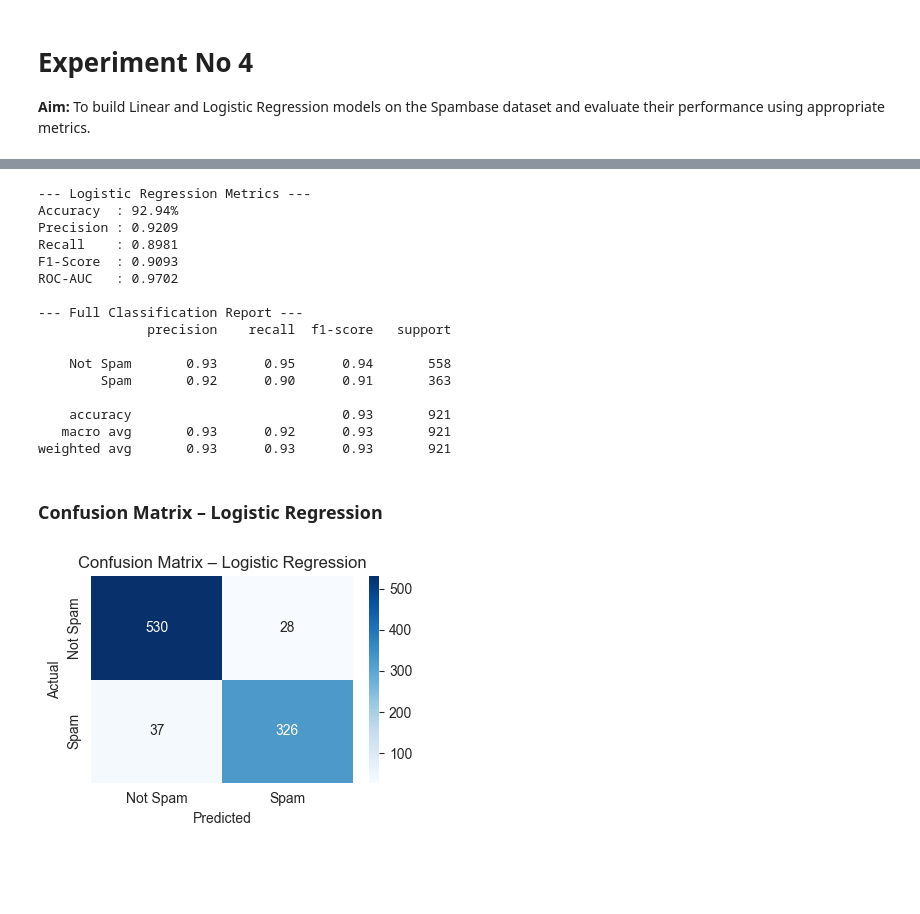
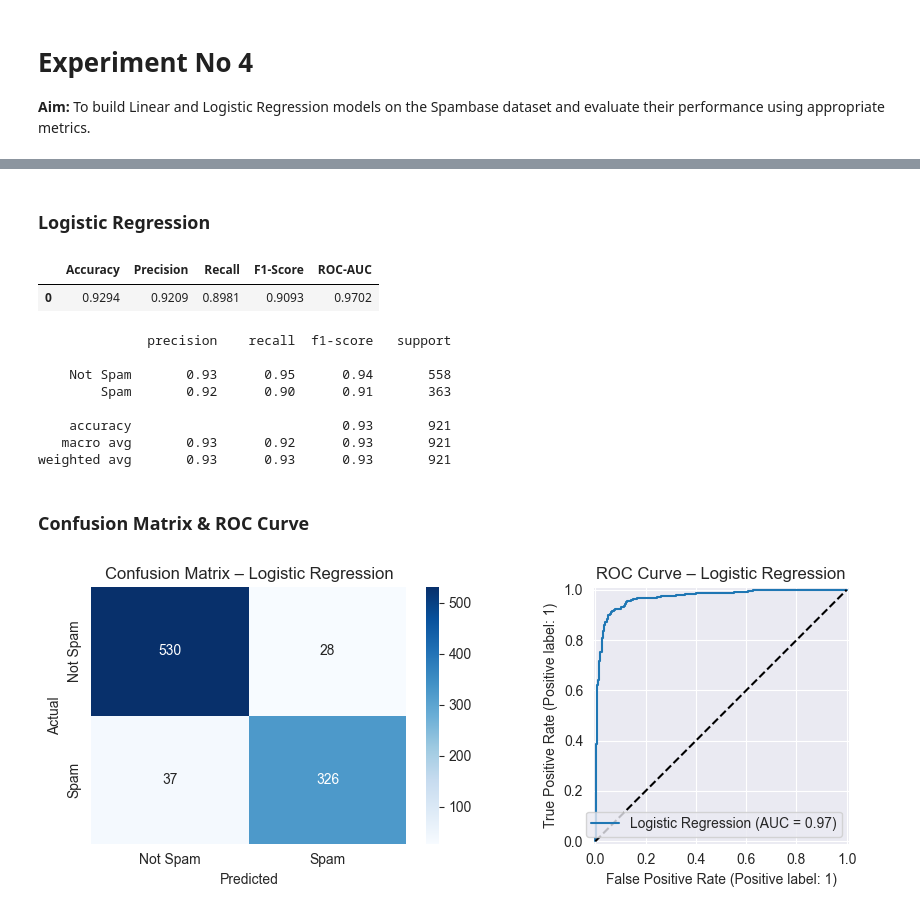
Before and after one commit to div-yan-shu-13/ML-Lab-Sem-6, a Jupyter notebook: Lab_04.ipynb, the cells around one changed output, grey strips where cells are left out. Cells and saved outputs as stored; diff of their text form; code cells hidden in the pictures; blank space fills up the shorter version.

```diff
--- a/Lab_04.ipynb
+++ b/Lab_04.ipynb
@@ -10,20 +8,16 @@ import numpy as np
 import matplotlib.pyplot as plt
 import seaborn as sns
 from ucimlrepo import fetch_ucirepo
-
 from sklearn.model_selection import train_test_split
 from sklearn.preprocessing import StandardScaler
 from sklearn.linear_model import LinearRegression, LogisticRegression
-from sklearn.metrics import (mean_squared_error, r2_score, accuracy_score, precision_score, recall_score, f1_score, roc_auc_score, confusion_matrix, classification_report, RocCurveDisplay
+from sklearn.metrics import (
+    mean_squared_error, r2_score, accuracy_score, precision_score,
+    recall_score, f1_score, roc_auc_score, confusion_matrix,
+    classification_report, RocCurveDisplay
 )
 
-# Fetch the Spambase dataset
 spambase = fetch_ucirepo(id=94)
-X = spambase.data.features
-y = spambase.data.targets
-
-# Combine into a single DataFrame
-df = pd.concat([X, y], axis=1)
-print('Dataset loaded successfully.')
-print(f'Shape: {df.shape}')
+df = pd.concat([spambase.data.features, spambase.data.targets], axis=1)
+display(df.head(3))
 # %% [output]
@@ -131,37 +69,23 @@ Logistic Regression is the correct tool for binary classification. It models the
+# %% [markdown]
+### Logistic Regression
 # %%
-# Train Logistic Regression
 log_reg = LogisticRegression(max_iter=1000, random_state=42)
 log_reg.fit(X_train_scaled, y_train)
-
-# Predictions
 y_pred_log = log_reg.predict(X_test_scaled)
 y_prob_log = log_reg.predict_proba(X_test_scaled)[:, 1]
 
-# Metrics
-acc   = accuracy_score(y_test, y_pred_log)
-prec  = precision_score(y_test, y_pred_log)
-rec   = recall_score(y_test, y_pred_log)
-f1    = f1_score(y_test, y_pred_log)
-auc   = roc_auc_score(y_test, y_prob_log)
-
-print('--- Logistic Regression Metrics ---')
-print(f'Accuracy  : {acc*100:.2f}%')
-print(f'Precision : {prec:.4f}')
-print(f'Recall    : {rec:.4f}')
-print(f'F1-Score  : {f1:.4f}')
-print(f'ROC-AUC   : {auc:.4f}')
-
-print('\n--- Full Classification Report ---')
+metrics_log = pd.DataFrame({
+    'Accuracy':  [accuracy_score(y_test, y_pred_log)],
+    'Precision': [precision_score(y_test, y_pred_log)],
+    'Recall':    [recall_score(y_test, y_pred_log)],
+    'F1-Score':  [f1_score(y_test, y_pred_log)],
+    'ROC-AUC':   [roc_auc_score(y_test, y_prob_log)]
+}).round(4)
+display(metrics_log)
 print(classification_report(y_test, y_pred_log, target_names=['Not Spam', 'Spam']))
 # %% [output]
+|  | Accuracy | Precision | Recall | F1-Score | ROC-AUC |
+| 0 | 0.9294 | 0.9209 | 0.8981 | 0.9093 | 0.9702 |
---- Logistic Regression Metrics ---
-Accuracy  : 92.94%
-Precision : 0.9209
-Recall    : 0.8981
-F1-Score  : 0.9093
-ROC-AUC   : 0.9702
-
---- Full Classification Report ---
               precision    recall  f1-score   support
 
     Not Spam       0.93      0.95      0.94       558
@@ -171,18 +95,20 @@ ROC-AUC   : 0.9702
    macro avg       0.93      0.92      0.93       921
 weighted avg       0.93      0.93      0.93       921
 # %% [markdown]
-### Confusion Matrix – Logistic Regression
+### Confusion Matrix & ROC Curve
 # %%
-cm = confusion_matrix(y_test, y_pred_log)
+fig, axes = plt.subplots(1, 2, figsize=(9, 3.5))
 
-plt.figure(figsize=(4, 3))
-sns.heatmap(cm, annot=True, fmt='d', cmap='Blues',
-            xticklabels=['Not Spam', 'Spam'],
-            yticklabels=['Not Spam', 'Spam'])
-plt.xlabel('Predicted')
-plt.ylabel('Actual')
-plt.title('Confusion Matrix – Logistic Regression')
-plt.tight_layout()
-plt.show()
+sns.heatmap(confusion_matrix(y_test, y_pred_log), annot=True, fmt='d',
+            cmap='Blues', ax=axes[0],
+            xticklabels=['Not Spam','Spam'], yticklabels=['Not Spam','Spam'])
+axes[0].set_xlabel('Predicted'); axes[0].set_ylabel('Actual')
+axes[0].set_title('Confusion Matrix – Logistic Regression')
+
+RocCurveDisplay.from_predictions(y_test, y_prob_log, ax=axes[1], name='Logistic Regression')
+axes[1].plot([0,1],[0,1],'k--')
+axes[1].set_title('ROC Curve – Logistic Regression')
+
+plt.tight_layout(); plt.show()
 # %% [output]
-[figure, old version]
+[figure, new version]
```
Also changed, not shown: parts of 16 cells of this notebook, 3 other files.
